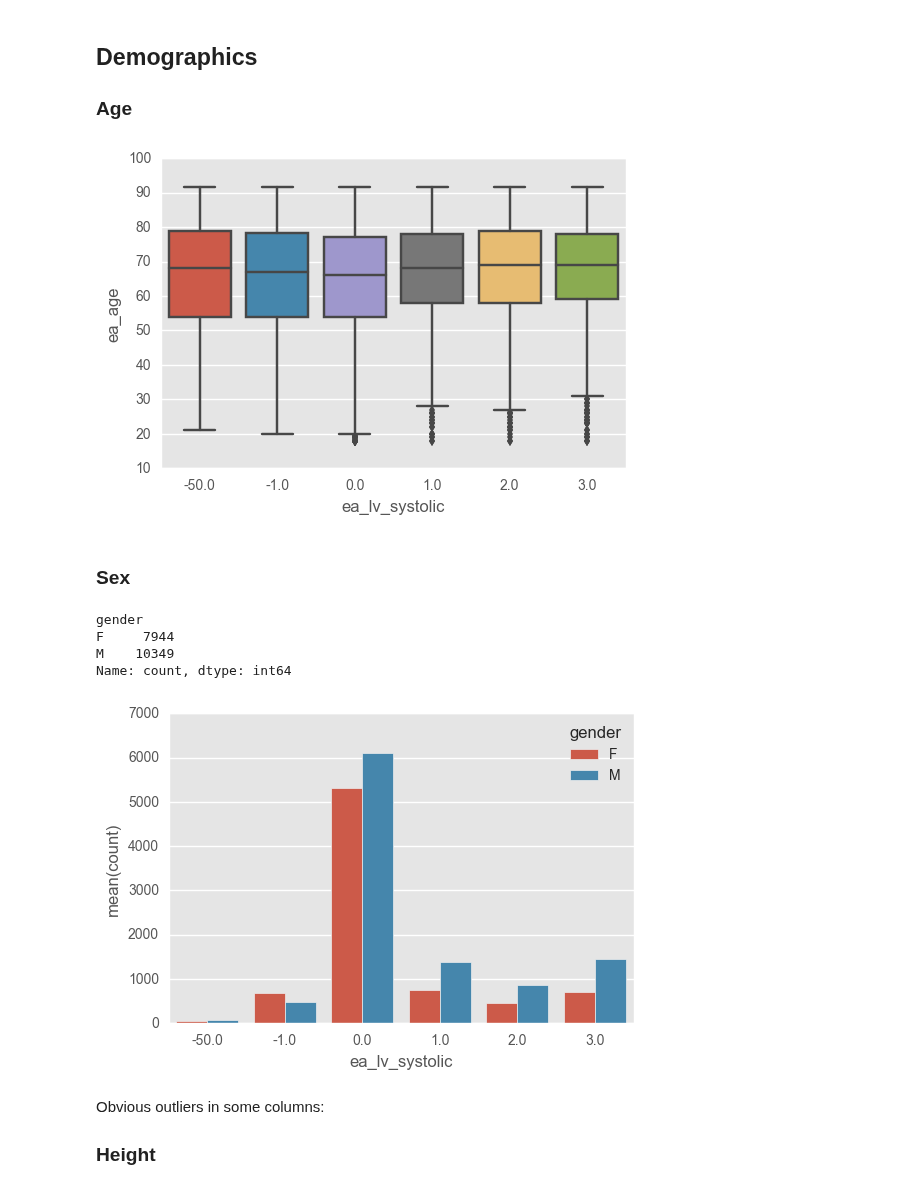
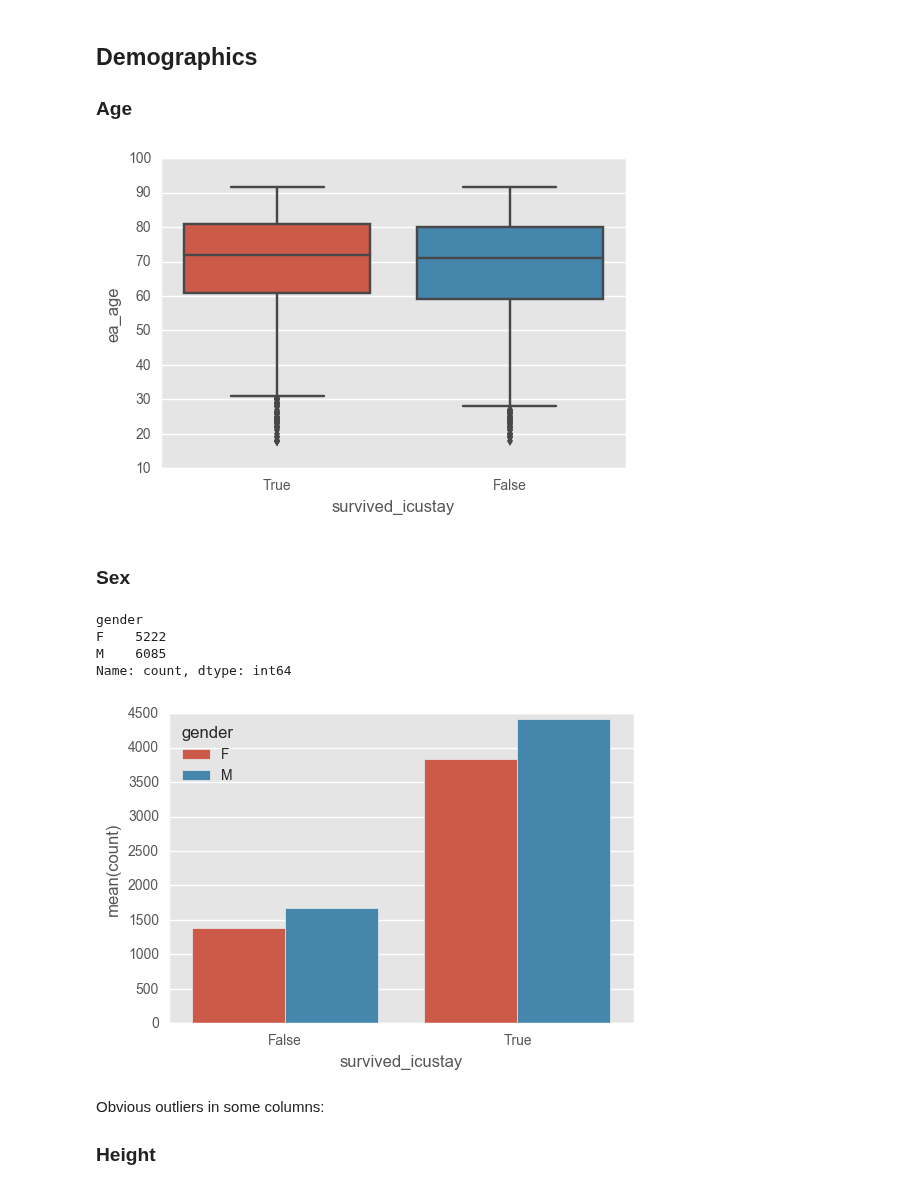
Before and after one commit to yhtgrace/echo, a Jupyter notebook: notebooks/161216_echo_annotations.ipynb, the cells around one changed output. Cells and saved outputs as stored; diff of their text form; code cells hidden in the pictures.

```diff
--- a/notebooks/161216_echo_annotations.ipynb
+++ b/notebooks/161216_echo_annotations.ipynb
@@ -58,23 +58,23 @@ ef[['icustay_id', 'ed_chartdate', 'fluid_chartdate_1', 'fluid_daily_input_ml_1',
 
 ### Age
 # %%
-g = sns.boxplot('ea_lv_systolic', 'ea_age', data = ef)
+g = sns.boxplot('survived_icustay', 'ea_age', data = ef)
 # %% [output]
-[figure, old version]
+[figure, new version]
 # %% [markdown]
 ### Sex
 # %%
-to_plot = ef[['gender', 'ea_lv_systolic', 'subject_id']].dropna().groupby(['gender', 'ea_lv_systolic'])['subject_id'].count().reset_index()
-to_plot.columns = ['gender', 'ea_lv_systolic', 'count']
+to_plot = ef[['gender', 'survived_icustay', 'subject_id']].dropna().groupby(['gender', 'survived_icustay'])['subject_id'].count().reset_index()
+to_plot.columns = ['gender', 'survived_icustay', 'count']
 
-sns.barplot('ea_lv_systolic', 'count', data = to_plot, hue = 'gender')
+sns.barplot('survived_icustay', 'count', data = to_plot, hue = 'gender')
 to_plot.groupby('gender')['count'].sum()
 # %% [output]
 gender
-F     7944
-M    10349
+F    5222
+M    6085
 Name: count, dtype: int64
-[figure, old version]
+[figure, new version]
 # %% [markdown]
 Obvious outliers in some columns:
 
```
Also changed, not shown: parts of 13 cells of this notebook.
